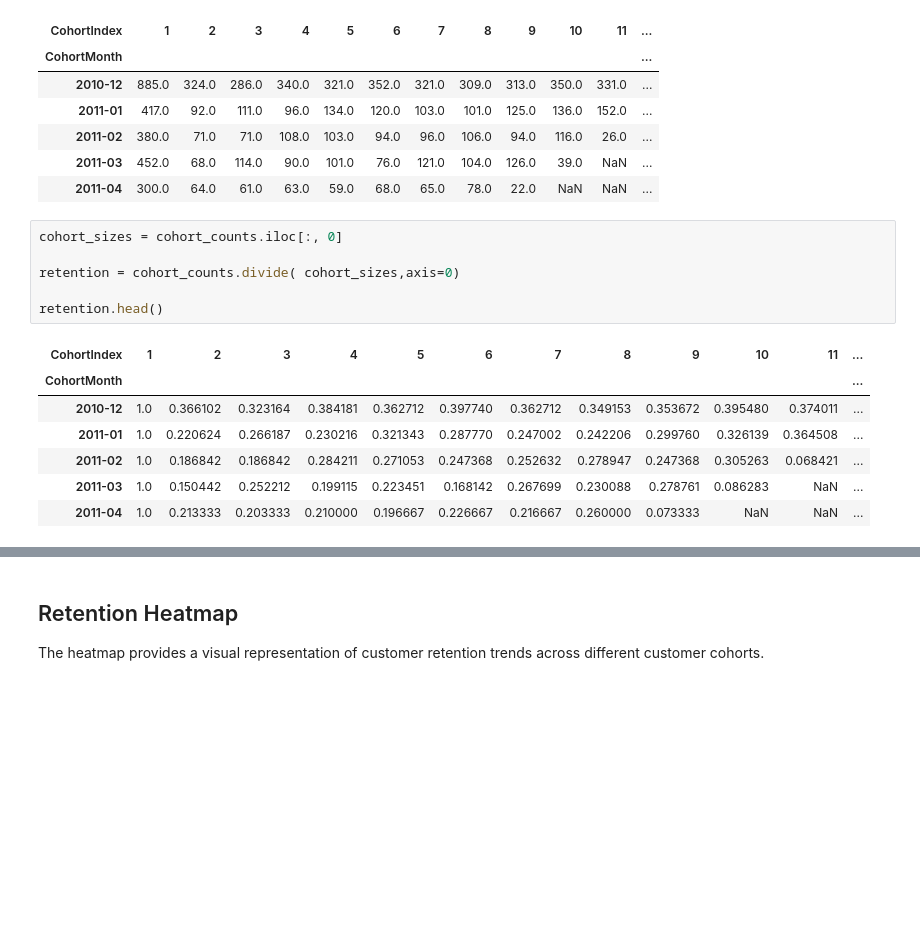
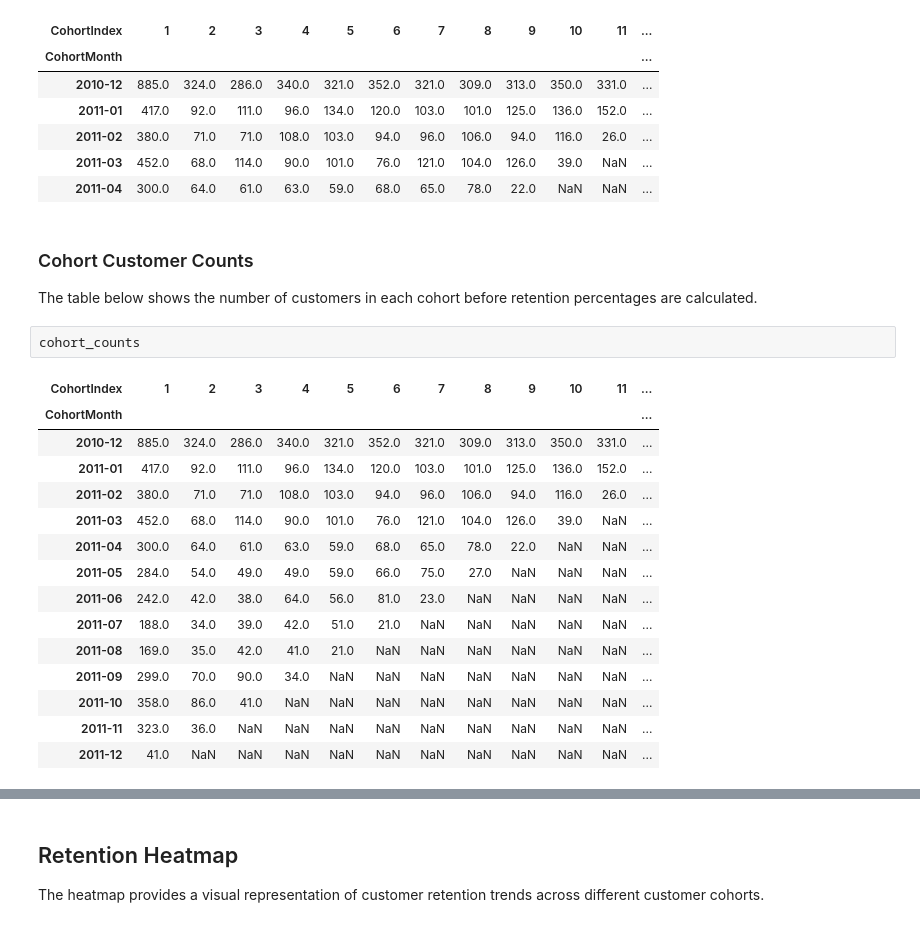
Before and after one commit to Adithyan-7/infotact-group5-data-analytics, a Jupyter notebook: notebooks/03_cohort_analysis.ipynb, the cells around one changed output, grey strips where cells are left out. Cells and saved outputs as stored; diff of their text form; blank space fills up the shorter version.

Commit message:
Added cohort customer count analysis

```diff
--- a/notebooks/03_cohort_analysis.ipynb
+++ b/notebooks/03_cohort_analysis.ipynb
@@ -119,17 +119,25 @@ cohort_counts.head()
 | 2011-02 | 380.0 | 71.0 | 71.0 | 108.0 | 103.0 | 94.0 | 96.0 | 106.0 | 94.0 | 116.0 | 26.0 | ... |
 | 2011-03 | 452.0 | 68.0 | 114.0 | 90.0 | 101.0 | 76.0 | 121.0 | 104.0 | 126.0 | 39.0 | NaN | ... |
 | 2011-04 | 300.0 | 64.0 | 61.0 | 63.0 | 59.0 | 68.0 | 65.0 | 78.0 | 22.0 | NaN | NaN | ... |
-# %%
-cohort_sizes = cohort_counts.iloc[:, 0]
-
-retention = cohort_counts.divide( cohort_sizes,axis=0)
-
-retention.head()
-# %% [output]
-| CohortIndex | 1 | 2 | 3 | 4 | 5 | 6 | 7 | 8 | 9 | 10 | 11 | ... |
-| CohortMonth |  |  |  |  |  |  |  |  |  |  |  | ... |
-| 2010-12 | 1.0 | 0.366102 | 0.323164 | 0.384181 | 0.362712 | 0.397740 | 0.362712 | 0.349153 | 0.353672 | 0.395480 | 0.374011 | ... |
-| 2011-01 | 1.0 | 0.220624 | 0.266187 | 0.230216 | 0.321343 | 0.287770 | 0.247002 | 0.242206 | 0.299760 | 0.326139 | 0.364508 | ... |
-| 2011-02 | 1.0 | 0.186842 | 0.186842 | 0.284211 | 0.271053 | 0.247368 | 0.252632 | 0.278947 | 0.247368 | 0.305263 | 0.068421 | ... |
-| 2011-03 | 1.0 | 0.150442 | 0.252212 | 0.199115 | 0.223451 | 0.168142 | 0.267699 | 0.230088 | 0.278761 | 0.086283 | NaN | ... |
-| 2011-04 | 1.0 | 0.213333 | 0.203333 | 0.210000 | 0.196667 | 0.226667 | 0.216667 | 0.260000 | 0.073333 | NaN | NaN | ... |
+# %% [markdown]
+### Cohort Customer Counts
+
+The table below shows the number of customers in each cohort before retention percentages are calculated.
+# %%
+cohort_counts
+# %% [output]
+| CohortIndex | 1 | 2 | 3 | 4 | 5 | 6 | 7 | 8 | 9 | 10 | 11 | ... |
+| CohortMonth |  |  |  |  |  |  |  |  |  |  |  | ... |
+| 2010-12 | 885.0 | 324.0 | 286.0 | 340.0 | 321.0 | 352.0 | 321.0 | 309.0 | 313.0 | 350.0 | 331.0 | ... |
+| 2011-01 | 417.0 | 92.0 | 111.0 | 96.0 | 134.0 | 120.0 | 103.0 | 101.0 | 125.0 | 136.0 | 152.0 | ... |
+| 2011-02 | 380.0 | 71.0 | 71.0 | 108.0 | 103.0 | 94.0 | 96.0 | 106.0 | 94.0 | 116.0 | 26.0 | ... |
+| 2011-03 | 452.0 | 68.0 | 114.0 | 90.0 | 101.0 | 76.0 | 121.0 | 104.0 | 126.0 | 39.0 | NaN | ... |
+| 2011-04 | 300.0 | 64.0 | 61.0 | 63.0 | 59.0 | 68.0 | 65.0 | 78.0 | 22.0 | NaN | NaN | ... |
+| 2011-05 | 284.0 | 54.0 | 49.0 | 49.0 | 59.0 | 66.0 | 75.0 | 27.0 | NaN | NaN | NaN | ... |
+| 2011-06 | 242.0 | 42.0 | 38.0 | 64.0 | 56.0 | 81.0 | 23.0 | NaN | NaN | NaN | NaN | ... |
+| 2011-07 | 188.0 | 34.0 | 39.0 | 42.0 | 51.0 | 21.0 | NaN | NaN | NaN | NaN | NaN | ... |
+| 2011-08 | 169.0 | 35.0 | 42.0 | 41.0 | 21.0 | NaN | NaN | NaN | NaN | NaN | NaN | ... |
+| 2011-09 | 299.0 | 70.0 | 90.0 | 34.0 | NaN | NaN | NaN | NaN | NaN | NaN | NaN | ... |
+| 2011-10 | 358.0 | 86.0 | 41.0 | NaN | NaN | NaN | NaN | NaN | NaN | NaN | NaN | ... |
+| 2011-11 | 323.0 | 36.0 | NaN | NaN | NaN | NaN | NaN | NaN | NaN | NaN | NaN | ... |
+| 2011-12 | 41.0 | NaN | NaN | NaN | NaN | NaN | NaN | NaN | NaN | NaN | NaN | ... |
```
Also changed, not shown: parts of 1 cell of this notebook.
